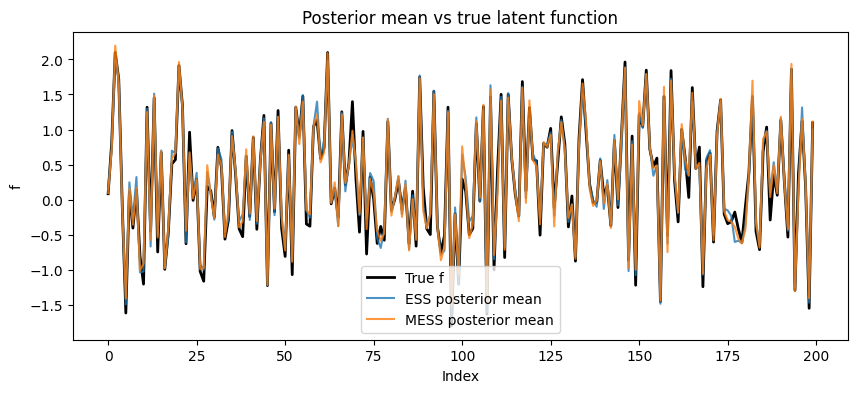
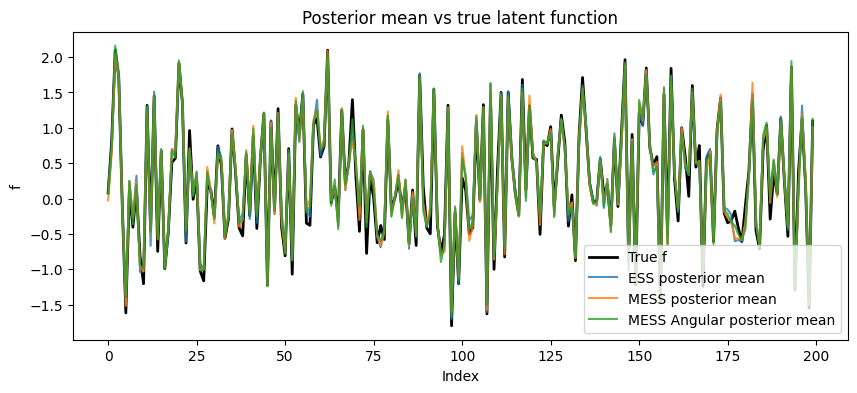
Unified diff of the notebook cell whose output changed from the first chart to the second:
--- before
+++ after
@@ -3,4 +3,5 @@
 plt.plot(mean_ess, label="ESS posterior mean", alpha=0.8)
 plt.plot(mean_mess, label="MESS posterior mean", alpha=0.8)
+plt.plot(mean_mess_ang, label="MESS Angular posterior mean", alpha=0.8)
 plt.legend()
 plt.title("Posterior mean vs true latent function")

Commit: implemented mess angular